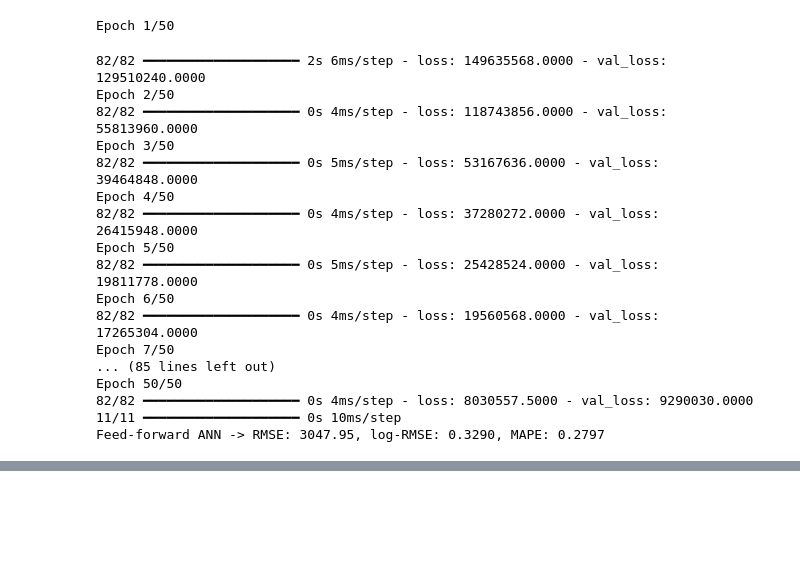
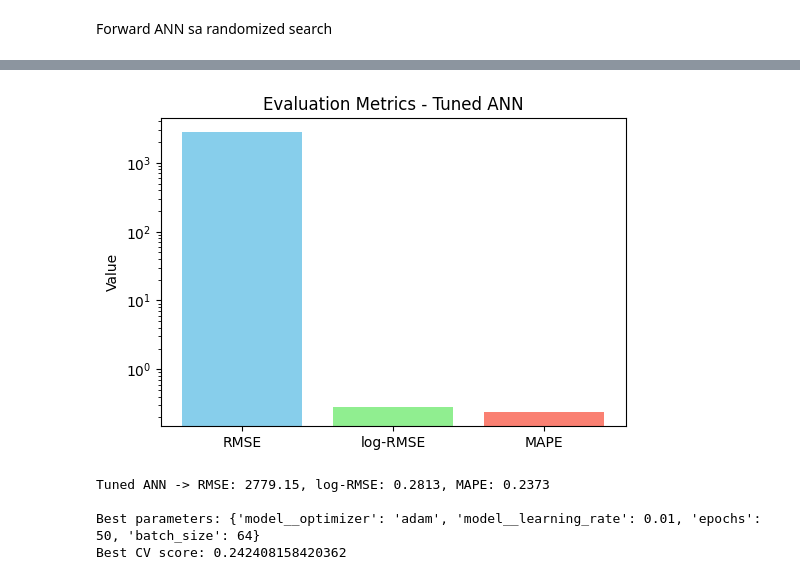
Before and after one commit to boskokul/CarPricePredictor, a Jupyter notebook: SIAP_models.ipynb, the cells around one changed output, grey strips where cells are left out. Saved outputs shown, nothing was run; the diff lists cells and outputs as text; code cells hidden in the pictures; blank space fills up the shorter version.

```diff
--- a/SIAP_models.ipynb
+++ b/SIAP_models.ipynb
@@ -162,42 +175,25 @@ Optimized XGBoost -> RMSE: 2498.98, log-RMSE: 0.2297, MAPE: 0.1823
+# %% [markdown]
+Forward ANN sa randomized search
 # %%
 #ocekivali smo da ann ima gore rezultate, ali smo se prijatno iznenadili. Krenuli smo sa greskom MAPE 0.6, i dosli do 0.2
-np.random.seed(42)
-random.seed(42)
-tf.random.set_seed(42)
-model = keras.Sequential([
-    keras.layers.Dense(128, activation='relu', input_shape=(X_train.shape[1],)),
-    keras.layers.Dense(64, activation='relu'),
-    keras.layers.Dense(32, activation='relu'),
-    keras.layers.Dense(1)
-])
+# np.random.seed(42)
+# random.seed(42)
+# tf.random.set_seed(42)
+# model = keras.Sequential([
+#     keras.layers.Dense(128, activation='relu', input_shape=(X_train.shape[1],)),
+#     keras.layers.Dense(64, activation='relu'),
+#     keras.layers.Dense(32, activation='relu'),
+#     keras.layers.Dense(1)
+# ])
 
 
-model.compile(optimizer='adam', loss='mse')
-model.fit(X_train, y_train, validation_data=(X_val, y_val), epochs=50, batch_size=32)
+# model.compile(optimizer='adam', loss='mse')
+# model.fit(X_train, y_train, validation_data=(X_val, y_val), epochs=50, batch_size=32)
 
-preds = model.predict(X_val).flatten()
-rmse = np.sqrt(mean_squared_error(y_val, preds))
-log_rmse = np.sqrt(mean_squared_error(np.log1p(y_val), np.log1p(preds)))
-mape = mean_absolute_percentage_error(y_val, preds)
-print(f"Feed-forward ANN -> RMSE: {rmse:.2f}, log-RMSE: {log_rmse:.4f}, MAPE: {mape:.4f}")
+# preds = model.predict(X_val).flatten()
+# rmse = np.sqrt(mean_squared_error(y_val, preds))
+# log_rmse = np.sqrt(mean_squared_error(np.log1p(y_val), np.log1p(preds)))
+# mape = mean_absolute_percentage_error(y_val, preds)
+# print(f"Feed-forward ANN -> RMSE: {rmse:.2f}, log-RMSE: {log_rmse:.4f}, MAPE: {mape:.4f}")
 
-#sumirati rezultate. najbolji algoritam pogledati gdje je pogrijesio ---- analiza gresaka da vidimo da li postoji neki sablon.
+# #sumirati rezultate. najbolji algoritam pogledati gdje je pogrijesio ---- analiza gresaka da vidimo da li postoji neki sablon.
-# %% [output]
-Epoch 1/50
-82/82 ━━━━━━━━━━━━━━━━━━━━ 2s 6ms/step - loss: 149635568.0000 - val_loss: 129510240.0000
-Epoch 2/50
-82/82 ━━━━━━━━━━━━━━━━━━━━ 0s 4ms/step - loss: 118743856.0000 - val_loss: 55813960.0000
-Epoch 3/50
-82/82 ━━━━━━━━━━━━━━━━━━━━ 0s 5ms/step - loss: 53167636.0000 - val_loss: 39464848.0000
-Epoch 4/50
-82/82 ━━━━━━━━━━━━━━━━━━━━ 0s 4ms/step - loss: 37280272.0000 - val_loss: 26415948.0000
-Epoch 5/50
-82/82 ━━━━━━━━━━━━━━━━━━━━ 0s 5ms/step - loss: 25428524.0000 - val_loss: 19811778.0000
-Epoch 6/50
-82/82 ━━━━━━━━━━━━━━━━━━━━ 0s 4ms/step - loss: 19560568.0000 - val_loss: 17265304.0000
-Epoch 7/50
-... (85 lines left out)
-Epoch 50/50
-82/82 ━━━━━━━━━━━━━━━━━━━━ 0s 4ms/step - loss: 8030557.5000 - val_loss: 9290030.0000
-11/11 ━━━━━━━━━━━━━━━━━━━━ 0s 10ms/step
-Feed-forward ANN -> RMSE: 3047.95, log-RMSE: 0.3290, MAPE: 0.2797
@@ -203,0 +266,5 @@ Feed-forward ANN -> RMSE: 3047.95, log-RMSE: 0.3290, MAPE: 0.2797
+# %%
+evaluate(best_ann, X_val, y_val, "Tuned ANN")
+print("\nBest parameters:", random_search.best_params_)
+print("Best CV score:", -random_search.best_score_)  # Negative because sklearn uses negative MAPE
+# %% [output]
@@ -203,0 +272,5 @@ Feed-forward ANN -> RMSE: 3047.95, log-RMSE: 0.3290, MAPE: 0.2797
+[figure, added]
+Tuned ANN -> RMSE: 2779.15, log-RMSE: 0.2813, MAPE: 0.2373
+
+Best parameters: {'model__optimizer': 'adam', 'model__learning_rate': 0.01, 'epochs': 50, 'batch_size': 64}
+Best CV score: 0.242408158420362
```
Also changed, not shown: parts of 17 cells of this notebook, 1 other file.
